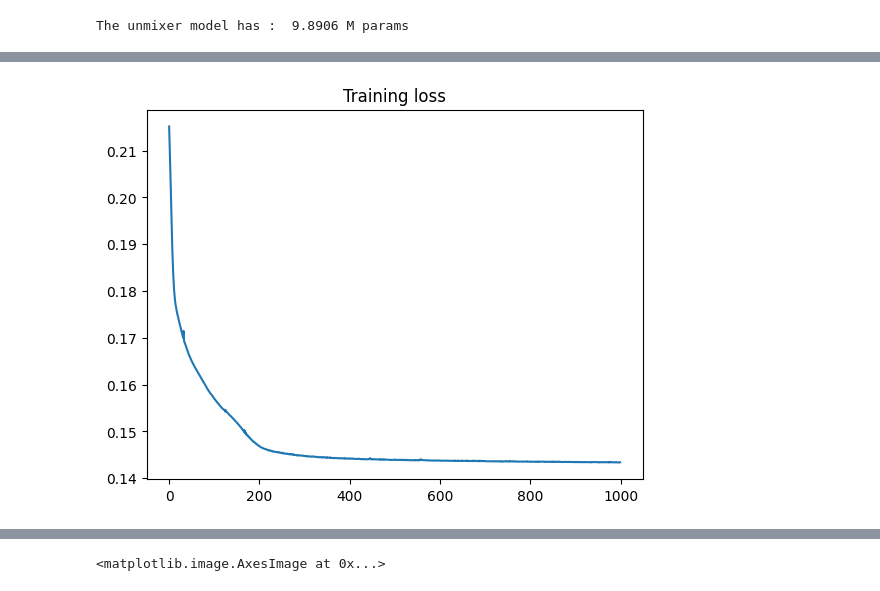
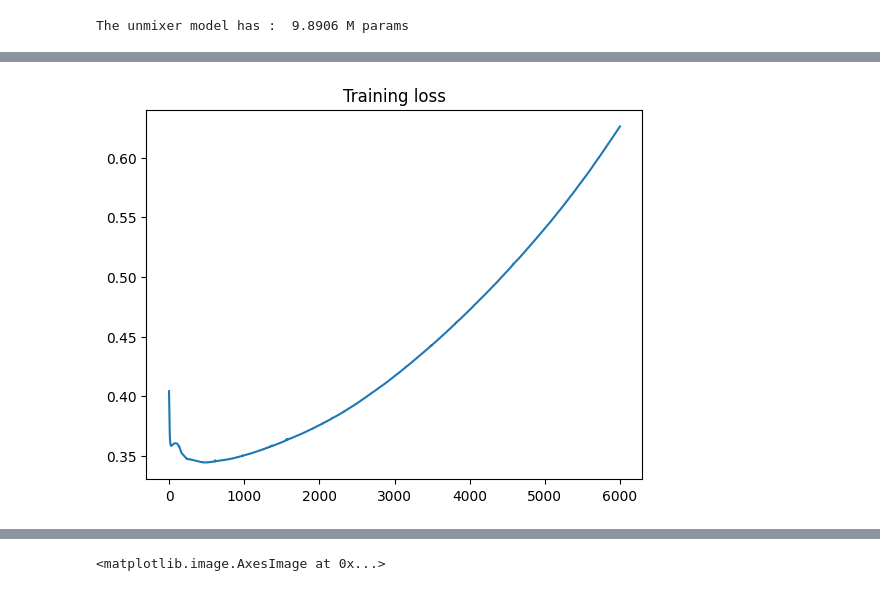
Before and after one commit to edabier/SS-HSU_benchmark, a Jupyter notebook: testing_models.ipynb, the cells around one changed output, grey strips where cells are left out. Drawn from its saved outputs; the diff is of its cells as text; code cells hidden in the pictures.

```diff
--- a/testing_models.ipynb
+++ b/testing_models.ipynb
@@ -19,10 +20,10 @@ else:
     print(f"{torch.cuda.is_available()}")
     dev = "cpu"
 # %%
-dataset = "urban"
+dataset = "jasper"
 data = io.loadmat(f"datasets/{dataset}.mat")
 Y_flat = torch.tensor(data["Y"], dtype=torch.float32)
-Y_flat = utils.normalize(Y_flat, dim=0)
+Y_flat = utils.normalize(Y_flat)
 E = torch.tensor(data["E"])
 A_flat = torch.tensor(data["A"])
 B, c, N = E.shape[0], E.shape[1], Y_flat.shape[1]
@@ -59,15 +60,22 @@ sys.path.append("/home/ids/edabier/HSU/DOFA")
 from dofa_v1 import vit_base_patch16
 
 n_features = 1
+use_cls = False
+hypersig = False
 check_point = torch.load('/home/ids/edabier/HSU/DOFA/checkpoints/DOFA_ViT_base_e100.pth', map_location=dev)
-dofa = vit_base_patch16(n_features=n_features)
+dofa = vit_base_patch16(n_features=n_features, use_cls=use_cls)
 dofa.load_state_dict(check_point, strict=False)
 Y = Y[:,:,:224, :224]
+Y_flat = Y.reshape(1, B, 224**2)
 A = A[:,:,:224, :224]
+A_flat = A.reshape(1, c, 224**2)
 
 features = dofa.forward_features(Y, wavelengths)
-D = int(features.shape[0]/n_features)
-unmixer = rsfm.Unmixing_from_features(D=D, p=14, B=B, c=c, n_features=n_features, upsample_twice=True)
+if use_cls:
+    D = features.shape[-1]
+else:
+    D = int(features.shape[0]/n_features)
+unmixer = rsfm.Unmixing_from_features(D=D, p=14, B=B, c=c, n_features=n_features, use_cls=use_cls, hypersig=hypersig, upsample_twice=True)
 # %%
 # class UpsampleBlock(nn.Module):
 #     def __init__(self, in_channels, out_channels, kernel_size):
@@ -104,9 +148,8 @@ The unmixer model has :  9.8906 M params
 # %%
 train_losses = []
 loader, _, _ = utils.create_dataloader(dataset, patch_size=H, dev=dev)
-model = unmixer
 
-epochs, lr = 1000, 0.01
+epochs, lr = 6000, 1e-2
 optimizer = torch.optim.AdamW(model.parameters(), lr=lr)
 for epoch in range(epochs):
 
@@ -118,21 +161,26 @@ for epoch in range(epochs):
         Y = utils.oneD_to_2d(Y).to(dev)
         if Y.shape[-1] < 224:
             Y = F.interpolate(Y, size=(224,224))
-        Y = Y[:,:,:224, :224]
+        # Y = Y[:,:,:224, :224]
+        # Y_flat = Y.reshape(1, B, 224**2)
 
         E = E.to(dev)
         A = utils.oneD_to_2d(A).to(dev)
         if A.shape[-1] < 224:
             A = F.interpolate(A, size=(224,224))
-        A = A[:,:,:224, :224]
+        # A = A[:,:,:224, :224]
+        # A_flat = A.reshape(1, c, 224**2)
 
-        features = dofa.forward_features(Y, wavelengths)
-        E_hat, A_hat, Y_hat = model(features)
+        f_dofa = dofa.forward_features(Y, wavelengths)
+        noise = torch.rand_like(f_dofa)
+        E_hat, A_hat, Y_hat = model(f_dofa)
+        # E_hat, A_hat, Y_hat = model(Y)
 
-        loss = model.loss(Y, Y_hat, A_hat, E_hat, W_sad=1, W_ab=0, W_tv=0, W_mse=1e-5)
+        loss = model.loss(Y, Y_hat, A_hat, E_hat, W_sad=1, W_ab=1, W_tv=1e-3, W_mse=1e-5)
+        # loss = model.loss(Y_gt=Y_flat, Y_hat=Y_hat)
         train_loss += loss.item()
 
-        if epoch%100==0:
+        if epoch%(epochs//20)==0:
             print(f"Epoch {epoch}: loss =", format(loss, '.3f'))
 
         loss.backward()
@@ -164 +222 @@ Epoch 900: loss = 0.574
-[figure, old version]
+[figure, new version]
```
Also changed, not shown: parts of 9 cells of this notebook, 8 other files.
